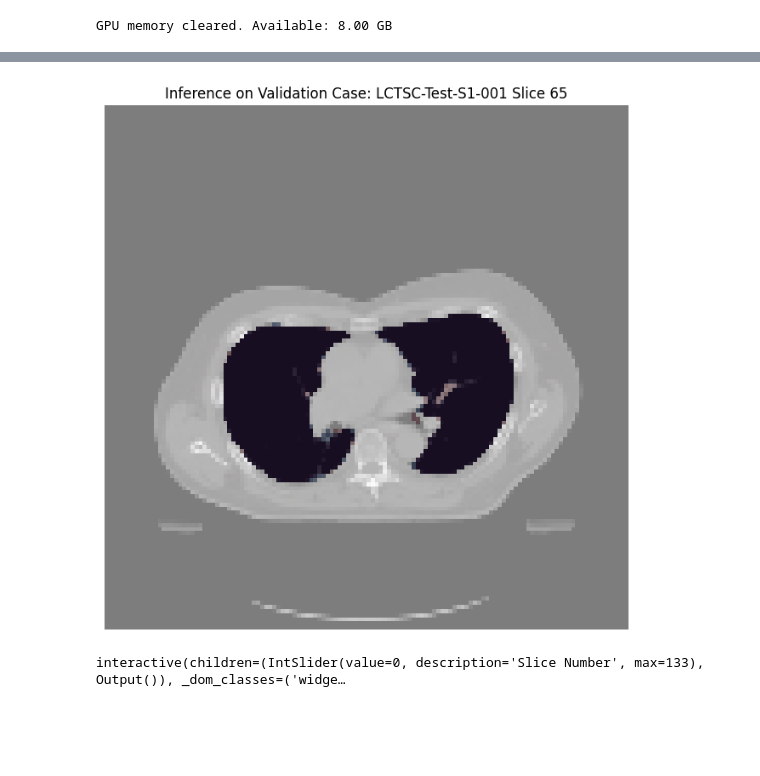
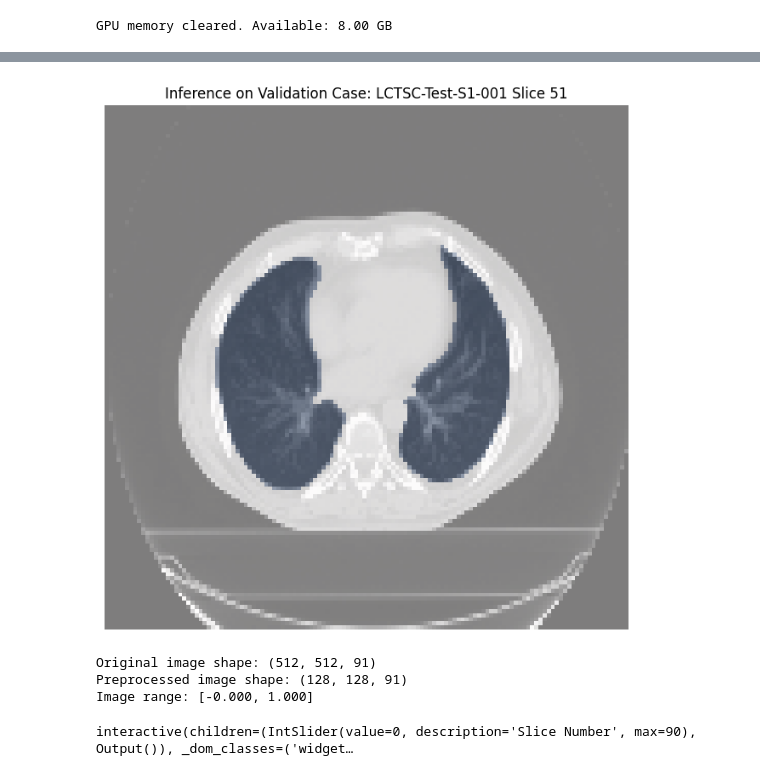
Before and after one commit to AndreaBaraldi99/Lungs-Segmentation, a Jupyter notebook: Lctsc_dataset.ipynb, the cells around one changed output, grey strips where cells are left out. Saved outputs shown, nothing was run; the diff lists cells and outputs as text; code cells hidden in the pictures; blank space fills up the shorter version.

```diff
--- a/Lctsc_dataset.ipynb
+++ b/Lctsc_dataset.ipynb
@@ -601,10 +548,10 @@ Successfully loaded one batch from val_loader.
 # %%
 import segmentation_models_pytorch as smp
 model = smp.UnetPlusPlus(
-    encoder_name="resnet18",        # choose encoder, e.g. mobilenet_v2 or efficientnet-b7
+    encoder_name="resnet34",        # choose encoder, e.g. mobilenet_v2 or efficientnet-b7
     encoder_weights=None,
     in_channels=1,                  # model input channels (1 for grayscale)
-    classes=1,                      # model output channels (number of classes in your dataset)
+    classes=1,                  # model output channels (number of classes in your dataset)
 )
 # %%
 # Training loop with pytorch
@@ -897,37 +776,54 @@ model.save_pretrained(model_save_path)
 # %%
 # Make inference on a validation case
-val_case_path = OUTPUT_DIR / 'Test' / 'LCTSC-Test-S1-101.npz'
+val_case_path = OUTPUT_DIR / 'Test' / 'LCTSC-Test-S2-201.npz'
 data = np.load(val_case_path)
 image = data['image']
 mask_rlung = data['Lung_R']
 mask_llung = data['Lung_L']
 ground_truth_mask = np.maximum(mask_rlung, mask_llung).astype(np.float32)
 
 # Preprocess image slices
 slice_idx = image.shape[2] // 2
 input_image = image[:, :, slice_idx]
 input_image_tensor = torch.from_numpy(input_image).unsqueeze(0).unsqueeze(0).float().to(device)
 
 model.eval()
 with torch.no_grad():
     output = model(input_image_tensor)
     output_sigmoid = torch.sigmoid(output)
     output_mask = (output_sigmoid > 0.5).float().cpu().squeeze().numpy()
 
 # Plot results
 plt.figure(figsize=(8, 8))
 plt.imshow(input_image, cmap='gray')
 plt.imshow(output_mask, cmap='Reds', alpha=0.3)
 plt.imshow(ground_truth_mask[:, :, slice_idx], cmap='Blues', alpha=0.3)
 plt.title(f"Inference on Validation Case: LCTSC-Test-S1-001 Slice {slice_idx}")
 plt.axis('off')
 plt.show()
 # %% [output]
-[figure, old version]
+[figure, new version]
 # %%
 # Make inference on a hidden test case
-image = np.load('hidden_test_set/LUNG1-001/ct.npy')
-image = hu_windowing(image, -500, 1000)
+image_raw = np.load('hidden_test_set/LUNG1-010/ct.npy')
+
+# Apply simple preprocessing: windowing, resizing, and normalization (no cropping)
+w_min, w_max = -1000, 400
+windowed_image = hu_windowing(image_raw, w_min, w_max)
+resized_image = resize_volume(windowed_image, 128)
+# Fixed normalization using windowing parameters
+image_preprocessed = (resized_image - w_min) / (w_max - w_min)
+
+print(f"Original image shape: {image_raw.shape}")
+print(f"Preprocessed image shape: {image_preprocessed.shape}")
+print(f"Image range: [{image_preprocessed.min():.3f}, {image_preprocessed.max():.3f}]")
+
+# Use preprocessed image for inference
+image = image_preprocessed
 slice_idx = image.shape[2] // 2
 input_image = image[:, :, slice_idx]
 input_image_tensor = torch.from_numpy(input_image).unsqueeze(0).unsqueeze(0).float().to(device)
+# %% [output]
+Original image shape: (512, 512, 91)
+Preprocessed image shape: (128, 128, 91)
+Image range: [-0.000, 1.000]
@@ -946,13 +866,12 @@ def interactive_slice_viewer_hidden_test(dicom_image, model, device):
             output_sigmoid = torch.sigmoid(output)
             output_mask = (output_sigmoid > 0.5).float().cpu().squeeze().numpy()
 
-        # Apply binary erosion to clean up the mask
-        from scipy.ndimage import binary_erosion
-        output_mask = binary_erosion(output_mask, structure=np.ones((3,3)), iterations=1).astype(output_mask.dtype)
+        body_mask = get_body_mask(input_image)
+        filtered_mask = output_mask * body_mask
 
         plt.figure(figsize=(8, 8))
         plt.imshow(input_image, cmap='gray')
-        plt.imshow(output_mask, cmap='Reds', alpha=0.3)
+        plt.imshow(filtered_mask, cmap='Reds', alpha=0.3)
         plt.title(f"Slice: {slice_num}")
         plt.axis('off')
         plt.show()
@@ -962,4 +881,4 @@ def interactive_slice_viewer_hidden_test(dicom_image, model, device):
 # Example: Interactive slice viewing for the hidden test case
 interactive_slice_viewer_hidden_test(image, model, device)
 # %% [output]
-interactive(children=(IntSlider(value=0, description='Slice Number', max=133), Output()), _dom_classes=('widge…
+interactive(children=(IntSlider(value=0, description='Slice Number', max=90), Output()), _dom_classes=('widget…
```
Also changed, not shown: parts of 20 cells of this notebook, 1 other file.
